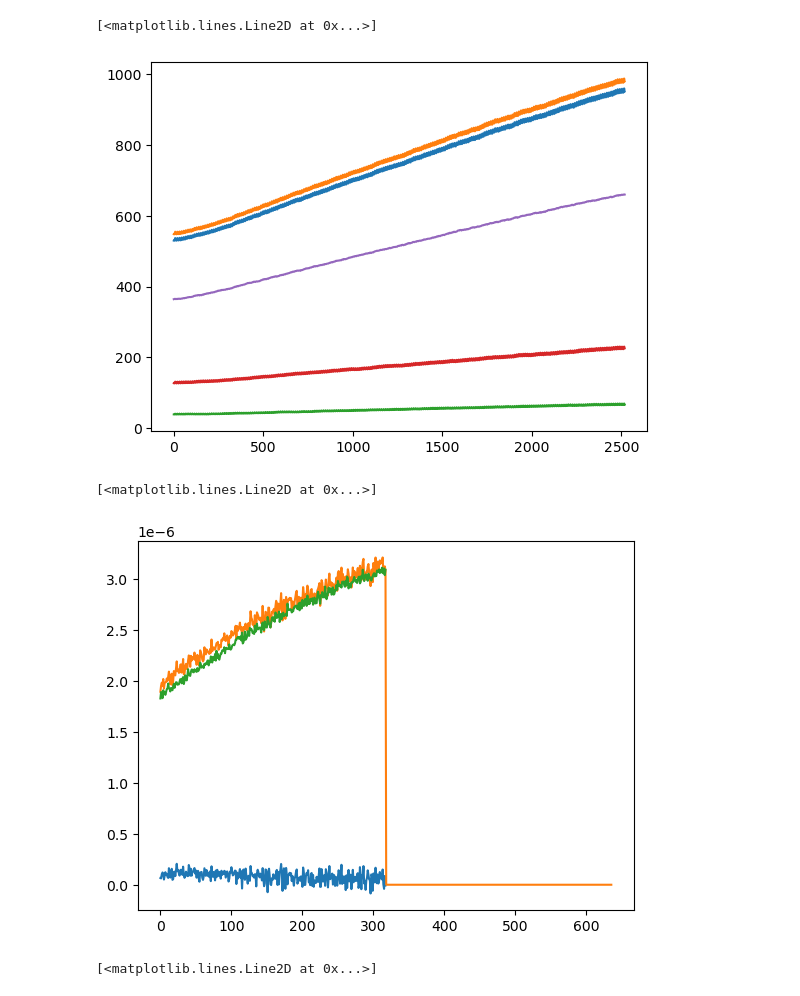
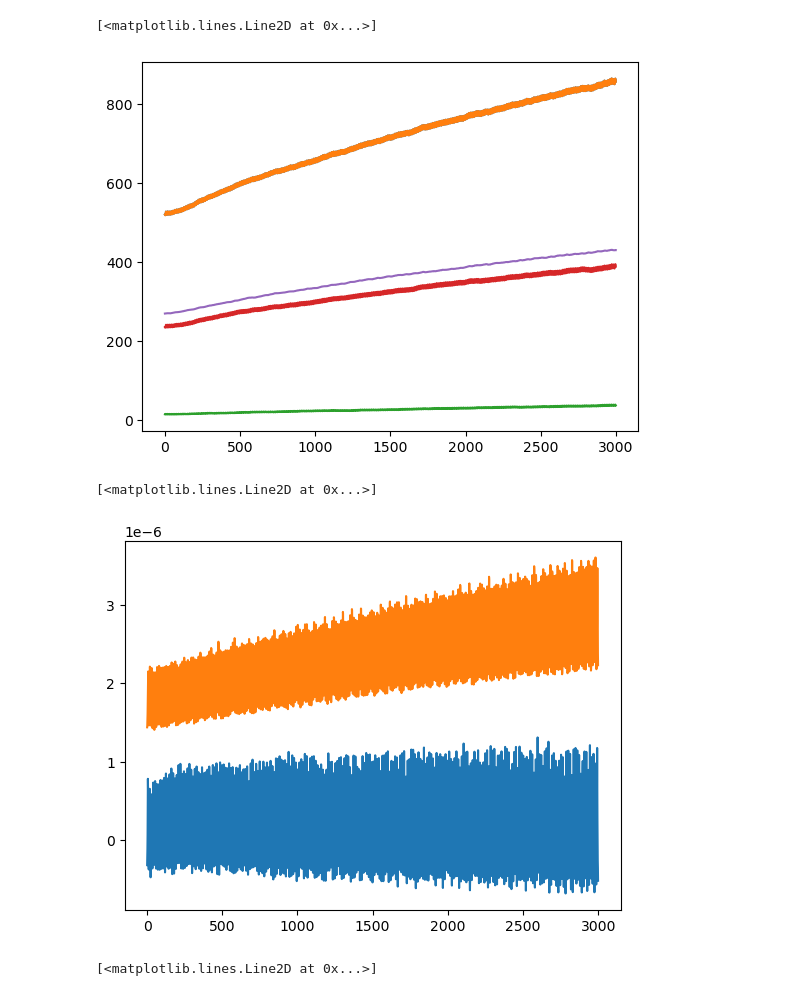
Before and after one commit to aswann/flat10MIP_analysis, a Jupyter notebook: create_metrics_matrix_onemodat_monthly.ipynb, the cells around one changed output. Cells and saved outputs as stored; diff of their text form; code cells hidden in the pictures.

Commit message:
added miroc and figure edits from n steinert

```diff
--- a/create_metrics_matrix_onemodat_monthly.ipynb
+++ b/create_metrics_matrix_onemodat_monthly.ipynb
@@ -60,7 +60,8 @@ modellist_orig= ['ACCESS-ESM1-5',
             'MPI-ESM1-2-LR',
             'CNRM-ESM2-1',
             'HadCM3LC-Bris',
-            'UKESM1.2']
+            'UKESM1.2',
+            'miroc-es2l']
 modellist=modellist_orig
 
 runlist = ['flat10','flat10_zec','flat10_cdr']
@@ -100,7 +101,7 @@ data_dict = load_grid(data_dict,modellist)
 # data_dict=load_flat10(data_dict, modellist, runlist, runlist_wc, varlist)
 
 #-- toggle to analysis lists
-modellist=['UKESM1.2']
+modellist=['miroc-es2l']
 varlist=varlist_load
 
 
@@ -334,7 +335,7 @@ ds_C_global = xr.Dataset(
 # ###----------------####
 
 # - save the matrix to a netcdf file
-ds_C_global.to_netcdf("C_metrics_matrix_monthly.nc")
+#ds_C_global.to_netcdf("C_metrics_matrix_monthly.nc")
 # %% [output]
 ACCESS-ESM1-5 getting grid info
 CESM2 getting grid info
@@ -435,19 +390,19 @@ plt.plot(trop)
 # plt.plot(rh)
 # %% [output]
 [<matplotlib.lines.Line2D at 0x...>]
-[figure, old version]
+[figure, new version]
 # %%
 
 nbp = ds_C_global["data"].sel(var="nbp",latrange='global',run='flat10')
-npp=ds_C_global["data"].sel(var="npp",latrange='global',run='flat10')
+# npp=ds_C_global["data"].sel(var="npp",latrange='global',run='flat10')
 rh=ds_C_global["data"].sel(var="rh",latrange='global',run='flat10')
 
 plt.plot(nbp)
-plt.plot(npp)
+# plt.plot(npp)
 plt.plot(rh)
 # %% [output]
 [<matplotlib.lines.Line2D at 0x...>]
-[figure, old version]
+[figure, new version]
 # %%
 arg.plot()
 # %% [output]
```
Also changed, not shown: parts of 3 cells of this notebook, 54 other files.
